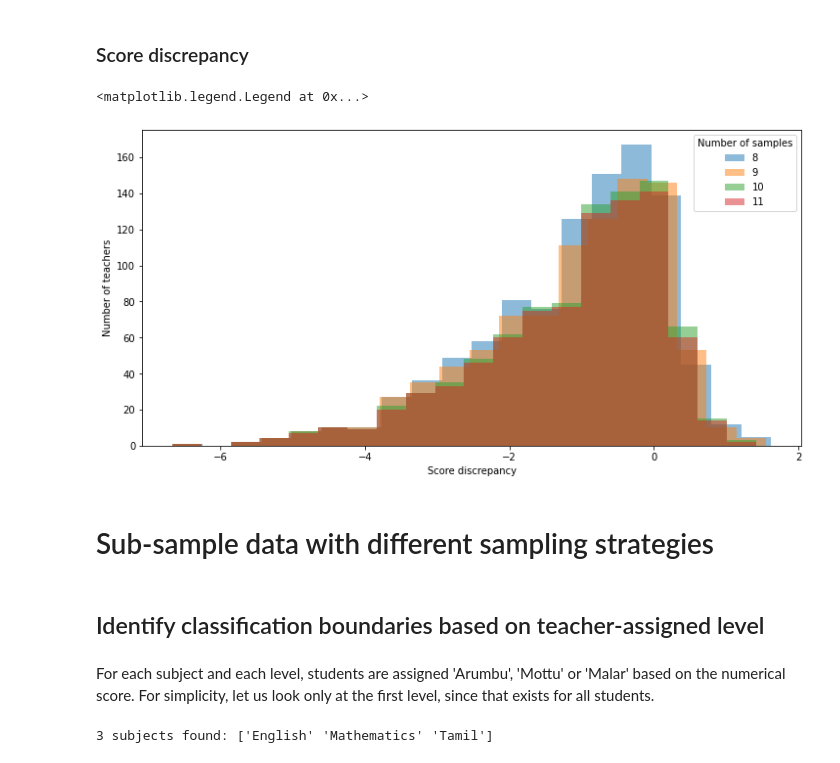
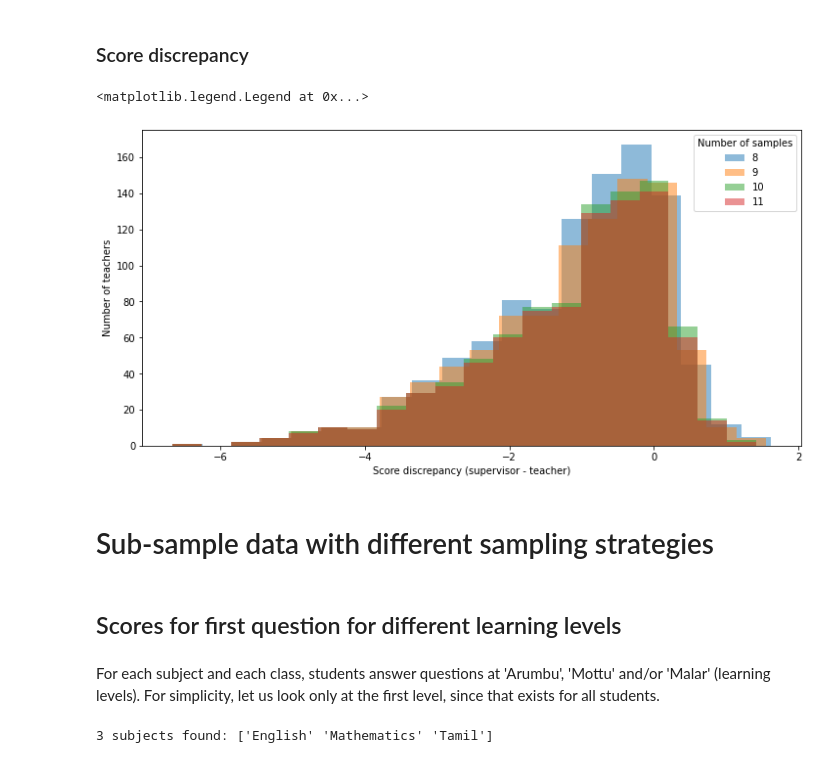
Before and after one commit to amrita112/DiscSim-old, a Jupyter notebook: sampling_strategy.ipynb, the cells around one changed output. Saved outputs shown, nothing was run; the diff lists cells and outputs as text; code cells hidden in the pictures.

```diff
--- a/sampling_strategy.ipynb
+++ b/sampling_strategy.ipynb
@@ -461,26 +459,26 @@ for teacher_id in tqdm(teacher_ids):
 # %%
 plt.figure(constrained_layout = True, figsize = (10, 5))
 for n_samples in range(8, 12):
 
     # List of teachers with at least n_samples samples checked by supervisor
     teacher_ids_selected = [teacher_ids[i] for i in range(n_teachers) if n_rows_checked_per_teacher[i] >= n_samples]
 
     score_disc = [score_discrepancy[teacher_id][0] for teacher_id in teacher_ids_selected]
     #score_disc = [np.nanmean(score_discrepancy[teacher_id]) for teacher_id in teacher_ids_selected]
     plt.hist(score_disc, 20, alpha = 0.5, label = n_samples)
 
-plt.xlabel('Score discrepancy')
+plt.xlabel('Score discrepancy (supervisor - teacher)')
 plt.ylabel('Number of teachers')
 plt.legend(title = 'Number of samples')
 # %% [output]
 <matplotlib.legend.Legend at 0x...>
-[figure, old version]
+[figure, new version]
 # %% [markdown]
 # Sub-sample data with different sampling strategies
 # %% [markdown]
-## Identify classification boundaries based on teacher-assigned level
+## Scores for first question for different learning levels
 # %% [markdown]
-For each subject and each level, students are assigned 'Arumbu', 'Mottu' or 'Malar' based on the numerical score.
+For each subject and each class, students answer questions at 'Arumbu', 'Mottu' and/or 'Malar' (learning levels).
 For simplicity, let us look only at the first level, since that exists for all students.
 # %%
 # Get number of subjects
```
Also changed, not shown: parts of 22 cells of this notebook.
